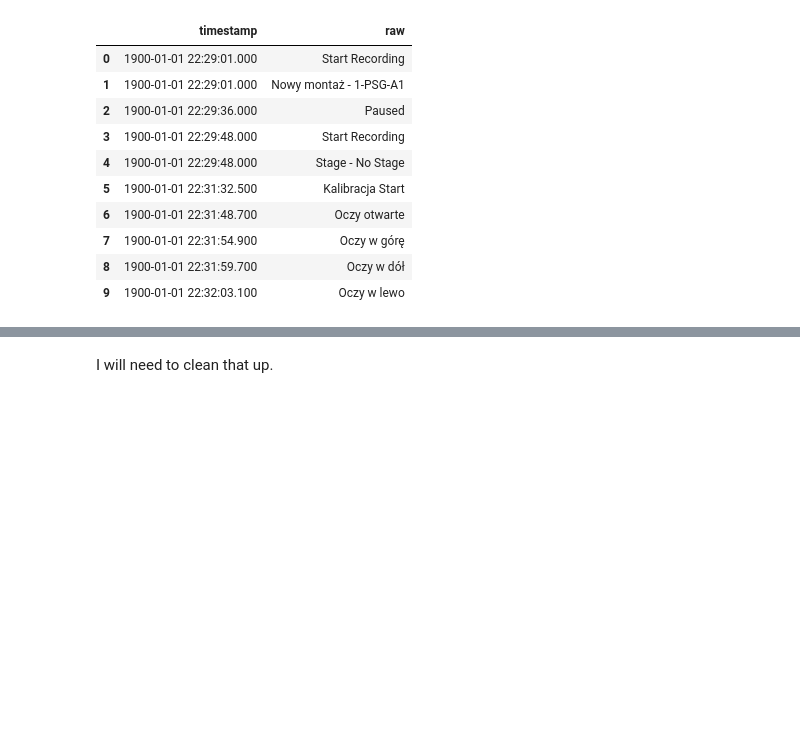
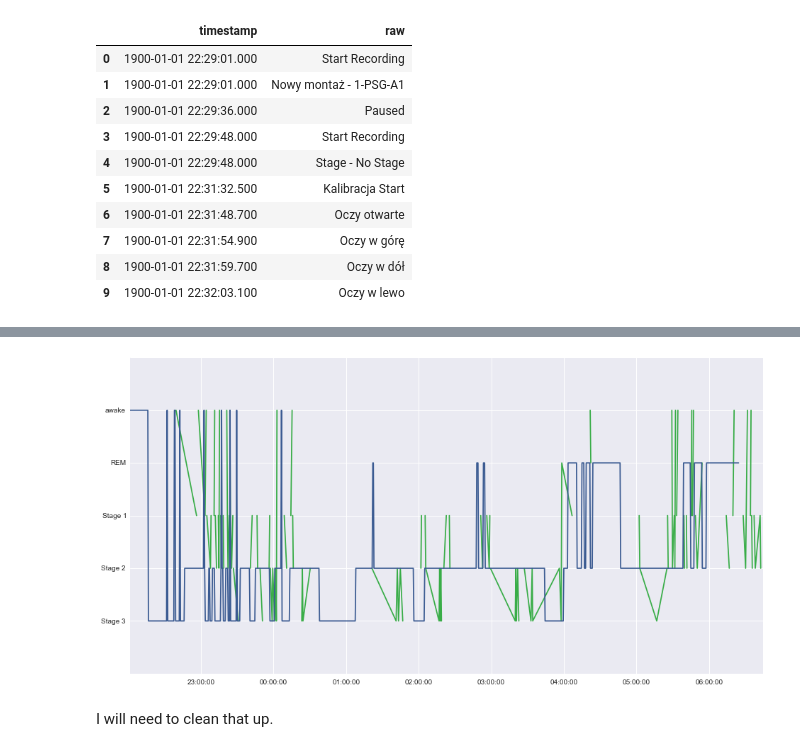
Before and after one commit to pawelngei/neuroon-notebook, a Jupyter notebook: NeuroOn.ipynb, the cells around one changed output, grey strips where cells are left out. Saved outputs shown, nothing was run; the diff lists cells and outputs as text; code cells hidden in the pictures; blank space fills up the shorter version.

```diff
--- a/NeuroOn.ipynb
+++ b/NeuroOn.ipynb
@@ -401,3 +413,13 @@ pp.show()
+# %%
+# finally, PSG / Neuroon
+
+pp.plot(psg_stages['timestamp'], psg_stages['stage'], sns.xkcd_rgb['medium green'])
+pp.plot(neuroon_stages['timestamp'], neuroon_stages['stage'], sns.xkcd_rgb['denim blue'] )
+pp.ylim(-5, 1)
+pp.yticks(range(-5, 2), ['', 'Stage 3', 'Stage 2', 'Stage 1', 'REM', 'awake'])
+pp.show()
+# %% [output]
+[figure, added]
 # %% [markdown]
 I will need to clean that up.
 # %% [markdown]
```
Also changed, not shown: parts of 5 cells of this notebook.
